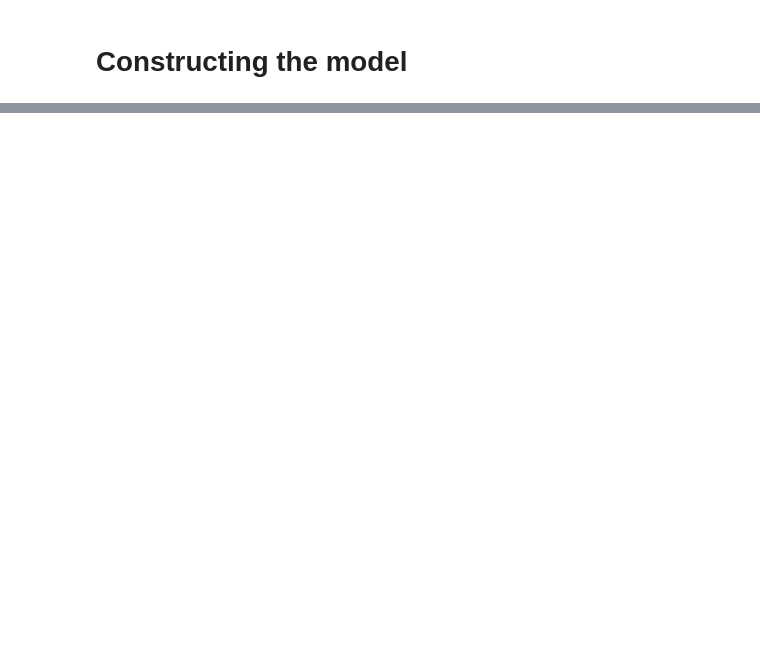
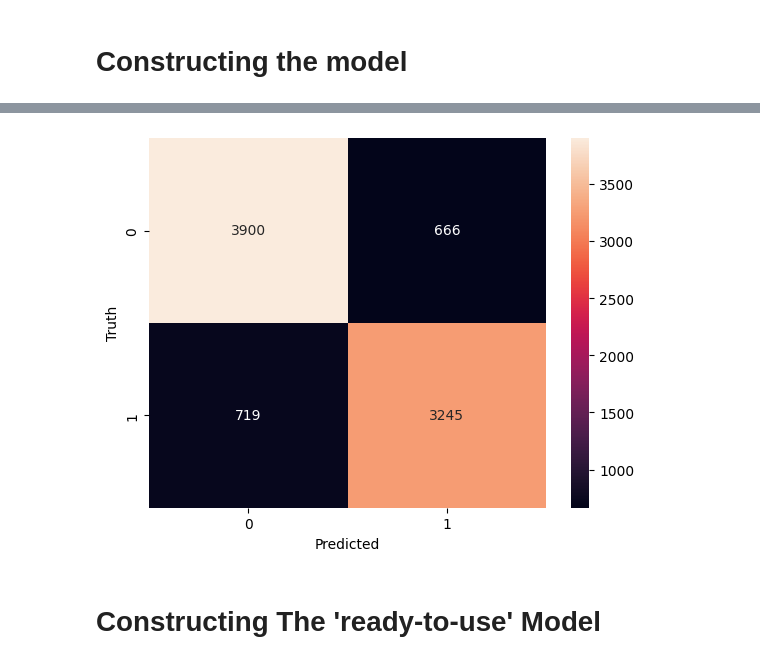
Before and after one commit to ahsanzizan/yapping_classifier, a Jupyter notebook: main.ipynb, the cells around one changed output, grey strips where cells are left out. Saved outputs shown, nothing was run; the diff lists cells and outputs as text; code cells hidden in the pictures; blank space fills up the shorter version.

```diff
--- a/main.ipynb
+++ b/main.ipynb
@@ -122,0 +115,6 @@ Epoch 10/10
+# %%
+preprocessed_X_train = preprocess_texts(X_train)
+# %%
+EPOCHS = 15
+y_train = np.array(y_train)
+experimenting_model.fit(preprocessed_X_train, y_train, epochs=EPOCHS, verbose=2)
@@ -136,0 +169,3 @@ Positive
+# %%
+preprocessed_X_test = preprocess_texts(X_test)
+preprocessed_X_test
@@ -136,0 +185,4 @@ Positive
+# %%
+y_preds = experimenting_model.predict(preprocessed_X_test)
+y_preds = y_preds.flatten()
+y_preds = np.where(y_preds > .5, 1, 0)
@@ -136,0 +202,10 @@ Positive
+# %%
+cm = confusion_matrix(y_test, y_preds)
+sns.heatmap(cm, annot=True, fmt='d')
+plt.xlabel('Predicted')
+plt.ylabel('Truth')
+plt.show()
+# %% [output]
+[figure, added]
+# %% [markdown]
+# Constructing The 'ready-to-use' Model
```
Also changed, not shown: parts of 28 cells of this notebook, 6 other files.
